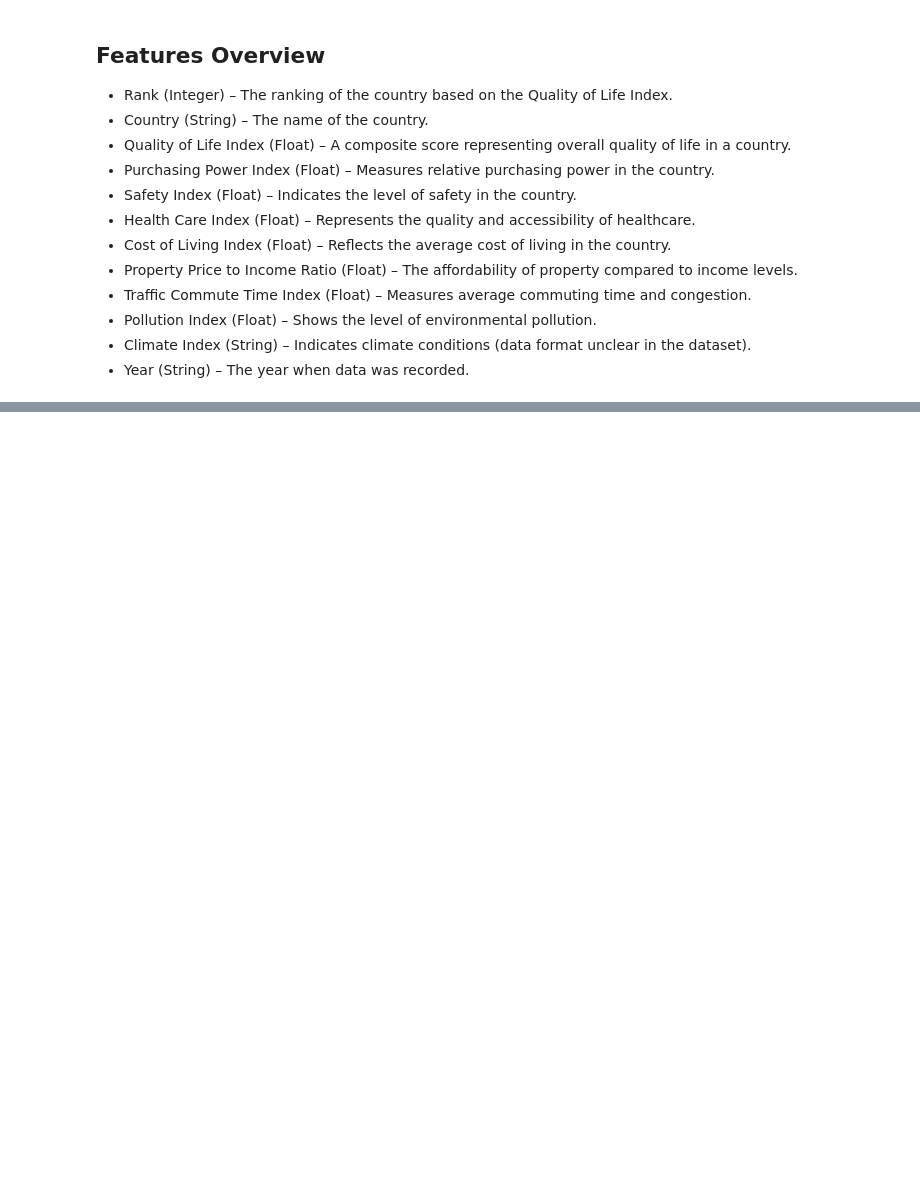
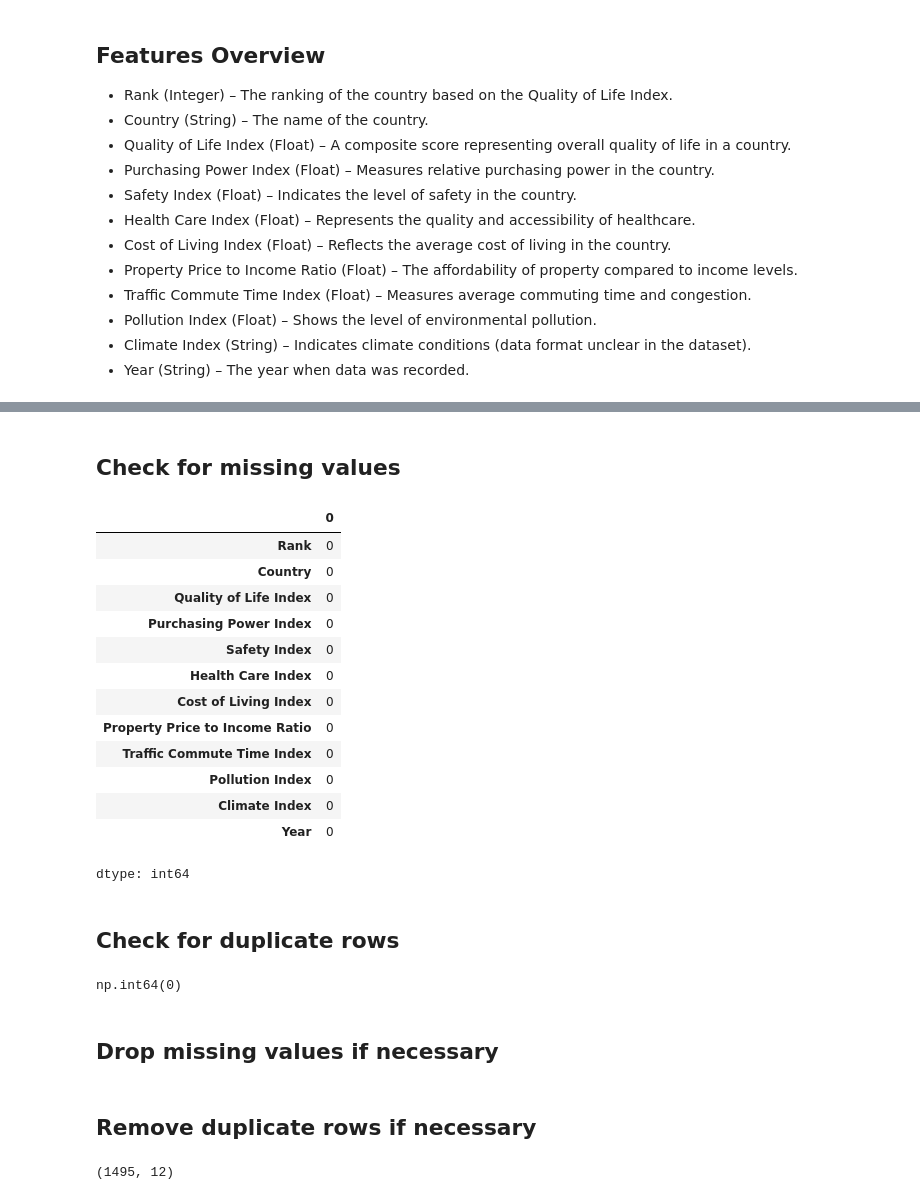
Before and after one commit to akankshakusf/ML_Quality-of-Life-Indices-by-Country, a Jupyter notebook: ml_quality_of_life_indices_by_country.ipynb, the cells around one changed output, grey strips where cells are left out. Saved outputs shown, nothing was run; the diff lists cells and outputs as text; code cells hidden in the pictures; blank space fills up the shorter version.

```diff
--- a/ml_quality_of_life_indices_by_country.ipynb
+++ b/ml_quality_of_life_indices_by_country.ipynb
@@ -43,0 +97,27 @@ This dataset provides information on Quality of Life Indices across different co
+# %% [markdown]
+## Check for missing values
+# %%
+df.isnull().sum()
+# %% [output]
+|  | 0 |
+| Rank | 0 |
+| Country | 0 |
+| Quality of Life Index | 0 |
+| Purchasing Power Index | 0 |
+| Safety Index | 0 |
+| Health Care Index | 0 |
+| Cost of Living Index | 0 |
+| Property Price to Income Ratio | 0 |
+| Traffic Commute Time Index | 0 |
+| Pollution Index | 0 |
+| Climate Index | 0 |
+| Year | 0 |
+dtype: int64
+# %% [markdown]
+## Check for duplicate rows
+# %%
+df.duplicated().sum()
+# %% [output]
+np.int64(0)
+# %% [markdown]
+## Drop missing values if necessary
@@ -43,0 +126,2 @@ This dataset provides information on Quality of Life Indices across different co
+# %% [markdown]
+## Remove duplicate rows if necessary
@@ -43,0 +130,4 @@ This dataset provides information on Quality of Life Indices across different co
+# %%
+df.shape
+# %% [output]
+(1495, 12)
```
Also changed, not shown: parts of 19 cells of this notebook.
